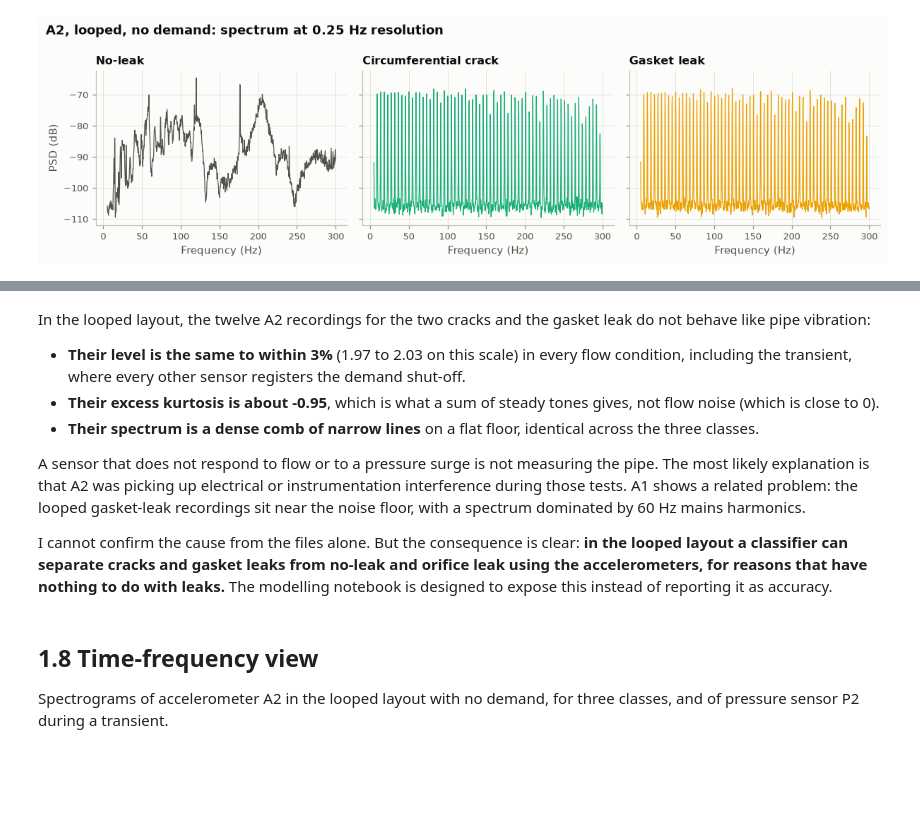
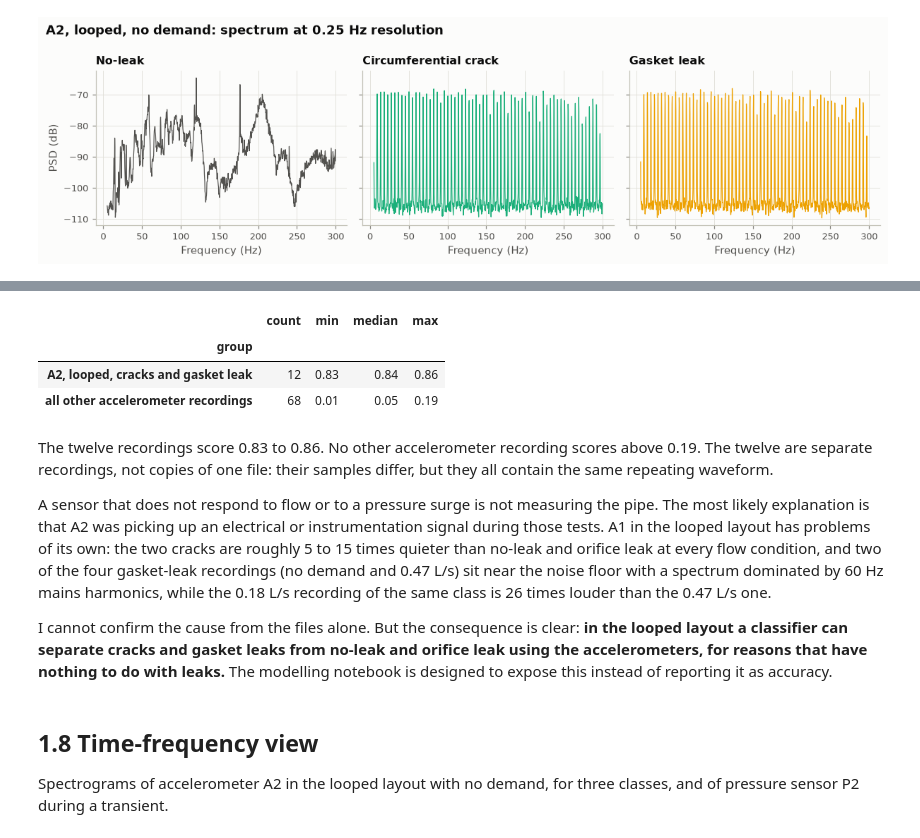
Before and after one commit to PeterImoniose/water-leak-detection-generalisation, a Jupyter notebook: notebooks/01_exploratory_analysis.ipynb, the cells around one changed output, grey strips where cells are left out. Drawn from its saved outputs; the diff is of its cells as text; code cells hidden in the pictures; blank space fills up the shorter version.

```diff
--- a/notebooks/01_exploratory_analysis.ipynb
+++ b/notebooks/01_exploratory_analysis.ipynb
@@ -318,11 +364,32 @@ plt.show()
+# %%
+def repeat_score(path, seconds=8):
+    """Highest autocorrelation at a lag of 0.05 to 0.6 s, after removing everything below 500 Hz.
+
+    Broadband flow noise scores near 0. A waveform that repeats exactly scores near 1.
+    """
+    x, fs = ld.load_signal(path)
+    x = x[: seconds * fs].astype(float)
+    x = signal.sosfiltfilt(signal.butter(4, 500, "hp", fs=fs, output="sos"), x - x.mean())
+    spectrum = np.fft.rfft(x, 2 * len(x))
+    ac = np.fft.irfft(spectrum * np.conj(spectrum))[: len(x)]
+    ac /= ac[0]
+    lo, hi = int(0.05 * fs), int(0.6 * fs)
+    return ac[lo:hi].max()
+
+acc = index[index.sensor_type == "A"].copy()
+acc["repeat score"] = [repeat_score(p) for p in acc.path]
+acc["group"] = np.where((acc.sensor == "A2") & (acc.topology == "LO") & acc.leak.isin(["LC", "CC", "GL"]),
+                        "A2, looped, cracks and gasket leak", "all other accelerometer recordings")
+acc.groupby("group")["repeat score"].agg(["count", "min", "median", "max"]).round(2)
+# %% [output]
+|  | count | min | median | max |
+| group |  |  |  |  |
+| A2, looped, cracks and gasket leak | 12 | 0.83 | 0.84 | 0.86 |
+| all other accelerometer recordings | 68 | 0.01 | 0.05 | 0.19 |
 # %% [markdown]
-In the looped layout, the twelve A2 recordings for the two cracks and the gasket leak do not behave like pipe vibration:
+The twelve recordings score 0.83 to 0.86. No other accelerometer recording scores above 0.19. The twelve are separate recordings, not copies of one file: their samples differ, but they all contain the same repeating waveform.
 
-- **Their level is the same to within 3%** (1.97 to 2.03 on this scale) in every flow condition, including the transient, where every other sensor registers the demand shut-off.
-- **Their excess kurtosis is about -0.95**, which is what a sum of steady tones gives, not flow noise (which is close to 0).
-- **Their spectrum is a dense comb of narrow lines** on a flat floor, identical across the three classes.
-
-A sensor that does not respond to flow or to a pressure surge is not measuring the pipe. The most likely explanation is that A2 was picking up electrical or instrumentation interference during those tests. A1 shows a related problem: the looped gasket-leak recordings sit near the noise floor, with a spectrum dominated by 60 Hz mains harmonics.
+A sensor that does not respond to flow or to a pressure surge is not measuring the pipe. The most likely explanation is that A2 was picking up an electrical or instrumentation signal during those tests. A1 in the looped layout has problems of its own: the two cracks are roughly 5 to 15 times quieter than no-leak and orifice leak at every flow condition, and two of the four gasket-leak recordings (no demand and 0.47 L/s) sit near the noise floor with a spectrum dominated by 60 Hz mains harmonics, while the 0.18 L/s recording of the same class is 26 times louder than the 0.47 L/s one.
 
 I cannot confirm the cause from the files alone. But the consequence is clear: **in the looped layout a classifier can separate cracks and gasket leaks from no-leak and orifice leak using the accelerometers, for reasons that have nothing to do with leaks.** The modelling notebook is designed to expose this instead of reporting it as accuracy.
 # %% [markdown]
```
Also changed, not shown: parts of 9 cells of this notebook, 8 other files.
